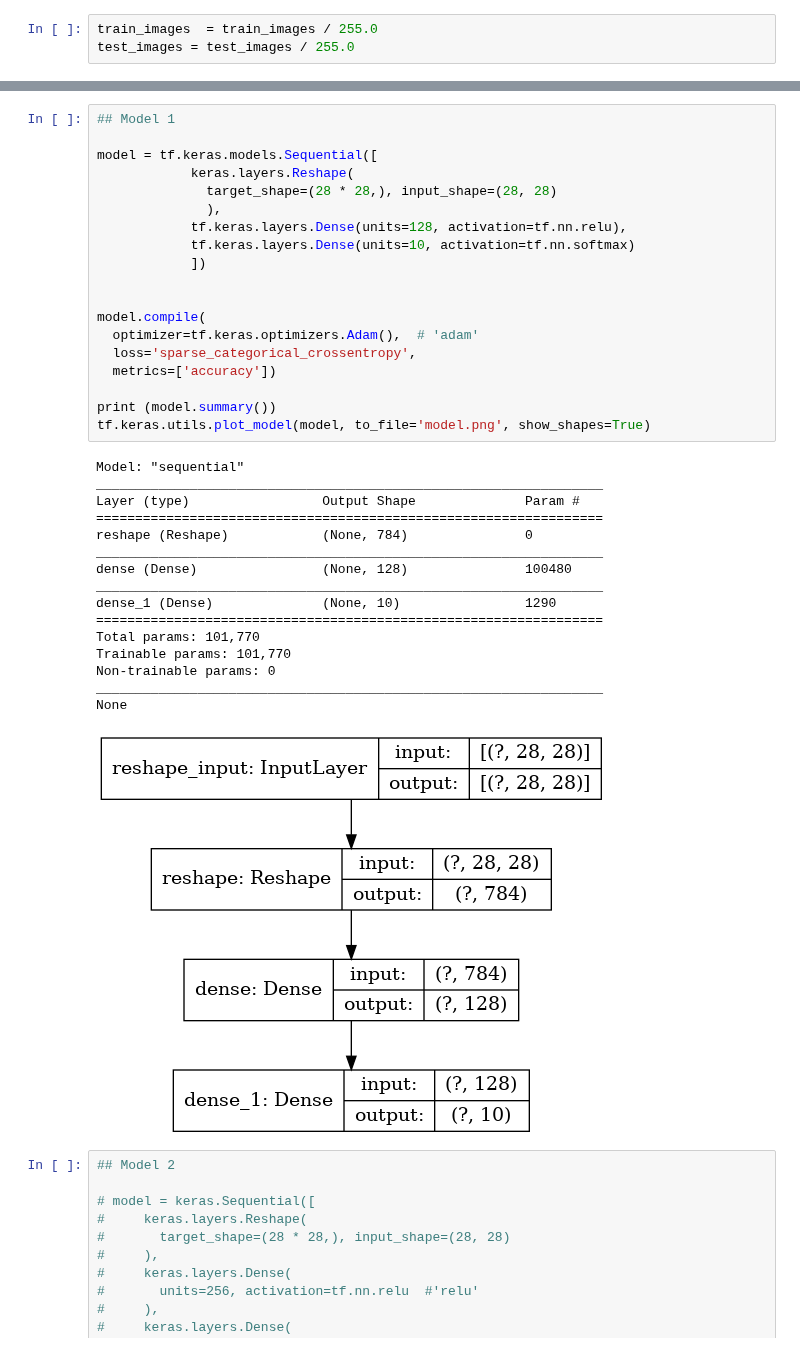
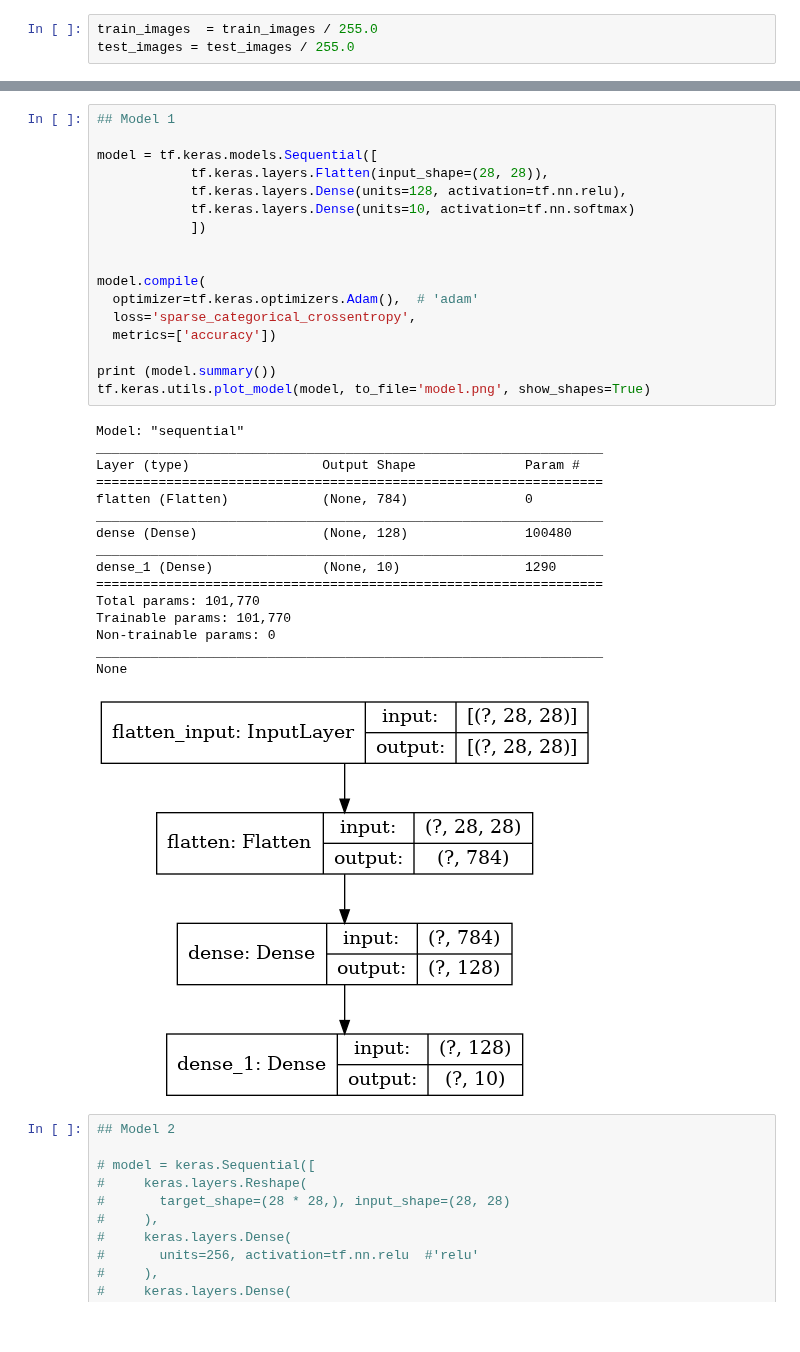
Before and after one commit to elephantscale/deep-learning-with-tensorflow-solutions, a Jupyter notebook: computer-vision/mnist-1-FFNN.ipynb, the cells around one changed output, grey strips where cells are left out. Cells and saved outputs as stored; diff of their text form.

```diff
--- a/computer-vision/mnist-1-FFNN.ipynb
+++ b/computer-vision/mnist-1-FFNN.ipynb
@@ -98,38 +106,36 @@ test_images = test_images / 255.0
 ## Model 1
 
 model = tf.keras.models.Sequential([
-            keras.layers.Reshape(
-              target_shape=(28 * 28,), input_shape=(28, 28)
-              ),
+            tf.keras.layers.Flatten(input_shape=(28, 28)),
             tf.keras.layers.Dense(units=128, activation=tf.nn.relu),
             tf.keras.layers.Dense(units=10, activation=tf.nn.softmax)
             ])
 
 
 model.compile(
   optimizer=tf.keras.optimizers.Adam(),  # 'adam'
   loss='sparse_categorical_crossentropy',
   metrics=['accuracy'])
 
 print (model.summary())
 tf.keras.utils.plot_model(model, to_file='model.png', show_shapes=True)
 # %% [output]
 Model: "sequential"
 _________________________________________________________________
 Layer (type)                 Output Shape              Param #
 =================================================================
-reshape (Reshape)            (None, 784)               0
+flatten (Flatten)            (None, 784)               0
 _________________________________________________________________
 dense (Dense)                (None, 128)               100480
 _________________________________________________________________
 dense_1 (Dense)              (None, 10)                1290
 =================================================================
 Total params: 101,770
 Trainable params: 101,770
 Non-trainable params: 0
 _________________________________________________________________
 None
-[figure, old version]
+[figure, new version]
 # %%
 ## Model 2
 
```
Also changed, not shown: parts of 13 cells of this notebook, 2 other files.
